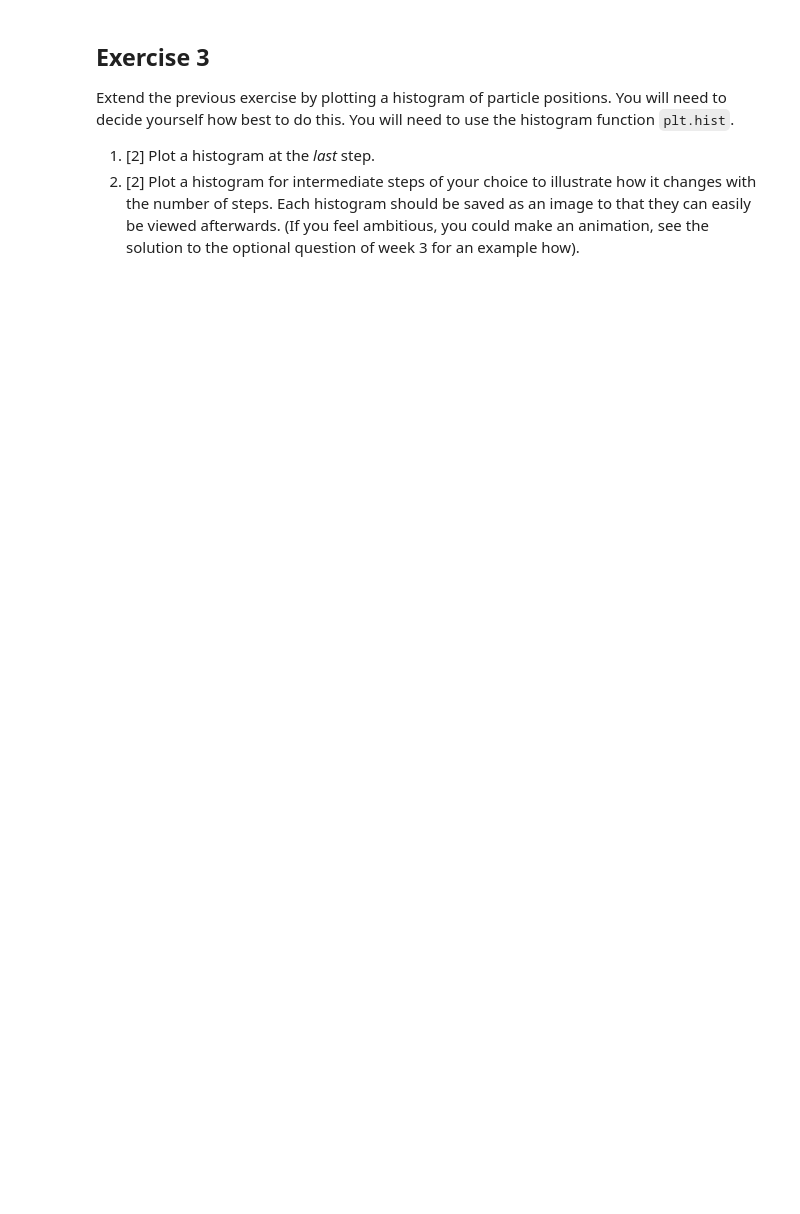
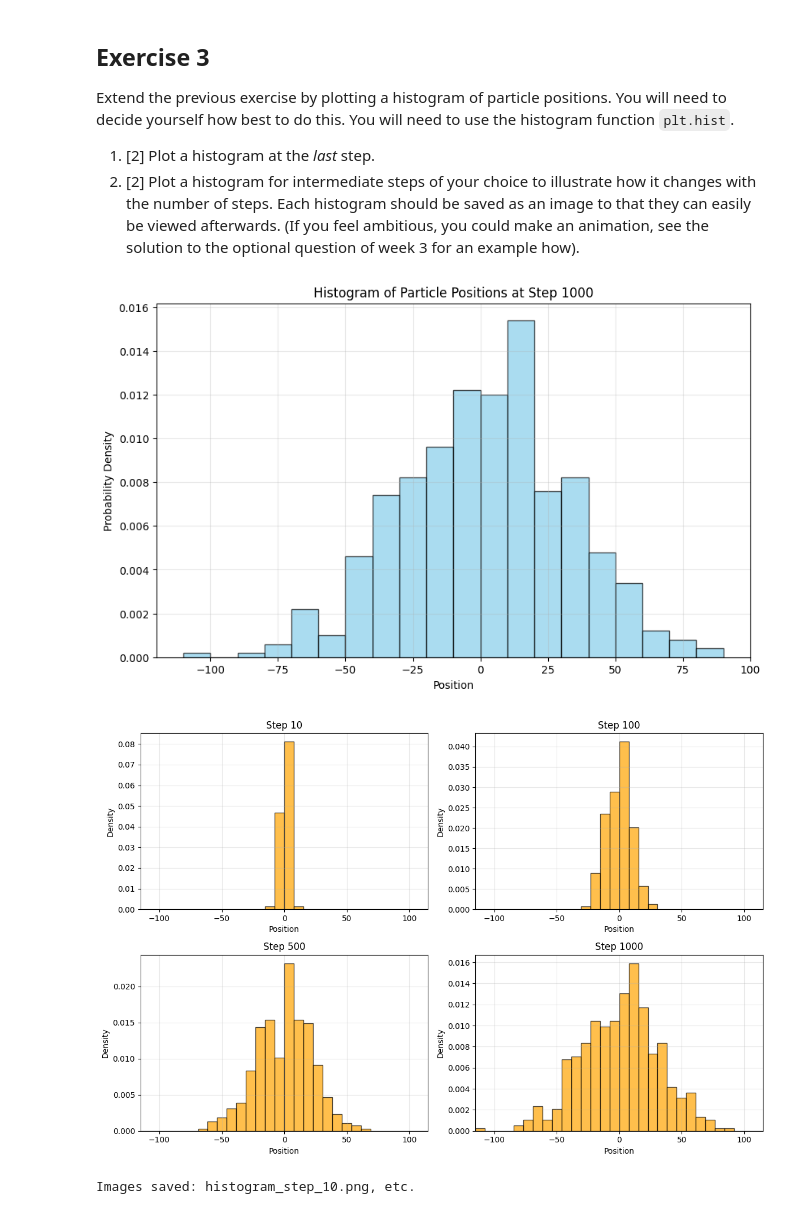
Before and after one commit to PX2145-2025/week-7-b-Houdmont-Joshua, a Jupyter notebook: Random_walk.ipynb, the cells around one changed output. Cells and saved outputs as stored; diff of their text form; code cells hidden in the pictures; blank space fills up the shorter version.

```diff
--- a/Random_walk.ipynb
+++ b/Random_walk.ipynb
@@ -131,3 +171,44 @@ Extend the previous exercise by plotting a histogram of particle positions. You
 
  1. [2] Plot a histogram at the _last_ step.
  2. [2] Plot a histogram for intermediate steps of your choice to illustrate how it changes with the number of steps. Each histogram should be saved as an image to that they can easily be viewed afterwards. (If you feel ambitious, you could make an animation, see the solution to the optional question of week 3 for an example how).
+# %%
+#part 1
+steps = 1000
+N_walkers = 500
+moves = np.random.choice([-1, 1], size=(steps, N_walkers))
+particles = np.cumsum(moves, axis=0)
+plt.figure(figsize=(10, 6))
+
+count, bins, ignored = plt.hist(particles[-1, :], bins='auto', density=True, color='skyblue', edgecolor='black', alpha=0.7)
+
+plt.title(f'Histogram of Particle Positions at Step {steps}')
+plt.xlabel('Position')
+plt.ylabel('Probability Density')
+plt.grid(True, alpha=0.3)
+plt.show()
+
+#Part 2
+target_steps = [10, 100, 500, 1000]
+x_limit = np.max(np.abs(particles[-1, :])) + 5
+plt.figure(figsize=(12, 8))
+
+for i, step in enumerate(target_steps):
+    plt.subplot(2, 2, i+1)
+    data = particles[step-1, :]
+    plt.hist(data, bins=30, range=(-x_limit, x_limit), density=True, color='orange', alpha=0.7, edgecolor='black')
+    plt.title(f'Step {step}')
+    plt.xlabel('Position')
+    plt.ylabel('Density')
+    plt.xlim(-x_limit, x_limit)
+    plt.grid(True, alpha=0.3)
+
+    plt.savefig(f'histogram_step_{step}.png')
+
+plt.tight_layout()
+plt.show()
+
+print("Images saved: histogram_step_10.png, etc.")
+# %% [output]
+[figure, added]
+[figure, added]
+Images saved: histogram_step_10.png, etc.
```
Also changed, not shown: parts of 3 cells of this notebook.
